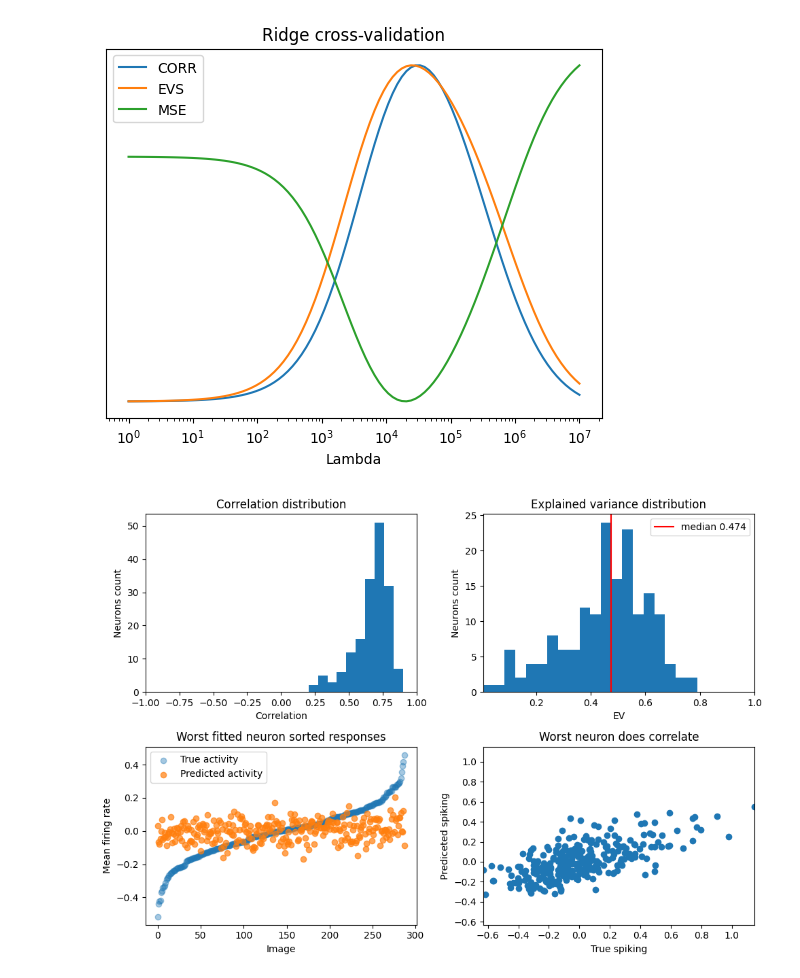
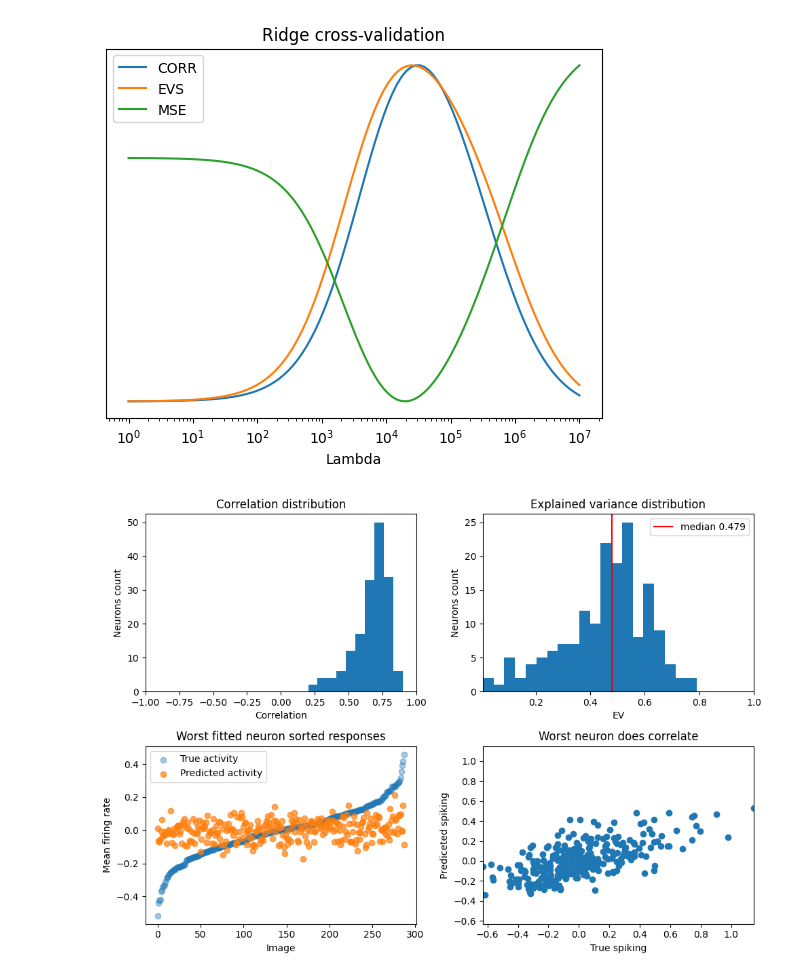
Before and after one commit to ledondodo/brainlike, a Jupyter notebook: week8.ipynb, the cells around one changed output. Cells and saved outputs as stored; diff of their text form; code cells hidden in the pictures.

```diff
--- a/week8.ipynb
+++ b/week8.ipynb
@@ -55,6 +55,8 @@ device = torch.device("cuda" if torch.cuda.is_available() else "cpu")
 
 path_to_data = 'brainlike/'
 stimulus_train, stimulus_val, stimulus_test, objects_train, objects_val, objects_test, spikes_train, spikes_val = load_it_data(path_to_data)
+x_train = stimulus_train.reshape((stimulus_train.shape[0], -1))
+x_val = stimulus_val.reshape((stimulus_val.shape[0], -1))
 n_stimulus = stimulus_train.shape[0]
 
 model = torch.hub.load('facebookresearch/barlowtwins:main', 'resnet50')
@@ -98,8 +100,6 @@ Extracting layer4.0:
    Extracted reduced training activations (2592, 1000).
    Extracted reduced validation activations (288, 1000).
 # %%
-
-
 lbds = np.logspace(0, 7, 100)
 skf = StratifiedKFold()
 
@@ -110,7 +110,7 @@ for i in tqdm(range(len(lbds))):
 
     ev_lbd, corr_lbd, mse_lbd = 0, 0, 0
 
-    for j, (tr_idx, val_idx) in enumerate(skf.split(np.zeros(n_stimulus), objects_train)):
+    for j, (tr_idx, val_idx) in enumerate(skf.split(x_train, objects_train)):
         # Use PC for better fit
         x_tr_fold = activation_tr[tr_idx]
         x_val_fold = activation_tr[val_idx]
@@ -145,7 +145,7 @@ plt.show()
 CROSS-VALIDATION :
 [figure]
 # %%
-reg = Ridge(lbds[np.argmax(evs)])
+reg = Ridge(lbds[np.argmin(mses)])
 reg.fit(activation_tr, spikes_train)
 y_pred = reg.predict(activation_val)
 
@@ -166,31 +166,31 @@ axs[0,1].set_xlabel('EV')
 axs[0,1].set_ylabel('Neurons count')
 axs[0,1].set_xlim((min(ev_scores), 1))
 ev_median = np.median(ev_scores)
 axs[0,1].axvline(ev_median, c='red', label=f'median {ev_median:.3f}')
 axs[0,1].legend()
 
 
 worst = np.argmin(corr_scores)
 
 axs[1,0].set_title('Worst fitted neuron sorted responses')
 worst_neuron = spikes_val[:, worst]
 argsorts_worst = np.argsort(worst_neuron)
 images = np.arange(len(worst_neuron))
 axs[1,0].scatter(images, worst_neuron[argsorts_worst], label='True activity', alpha=0.4)
 axs[1,0].scatter(images, y_pred[argsorts_worst,worst], label='Predicted activity', alpha=0.7)
 axs[1,0].set_xlabel('Image')
 axs[1,0].set_ylabel('Mean firing rate')
 axs[1,0].legend()
 
 axs[1,1].set_title('Worst neuron does correlate')
 x_min, x_max = np.min((spikes_val[:,37], y_pred[:,37])), np.max((spikes_val[:,37], y_pred[:,37]))
 axs[1,1].scatter(spikes_val[:,37], y_pred[:,37])
 axs[1,1].set_xlim(x_min, x_max)
 axs[1,1].set_ylim(x_min, x_max)
 axs[1,1].set_xlabel('True spiking')
 axs[1,1].set_ylabel('Prediceted spiking')
 
 plt.tight_layout()
 plt.show()
 # %% [output]
-[figure, old version]
+[figure, new version]
```
Also changed, not shown: parts of 2 cells of this notebook.
